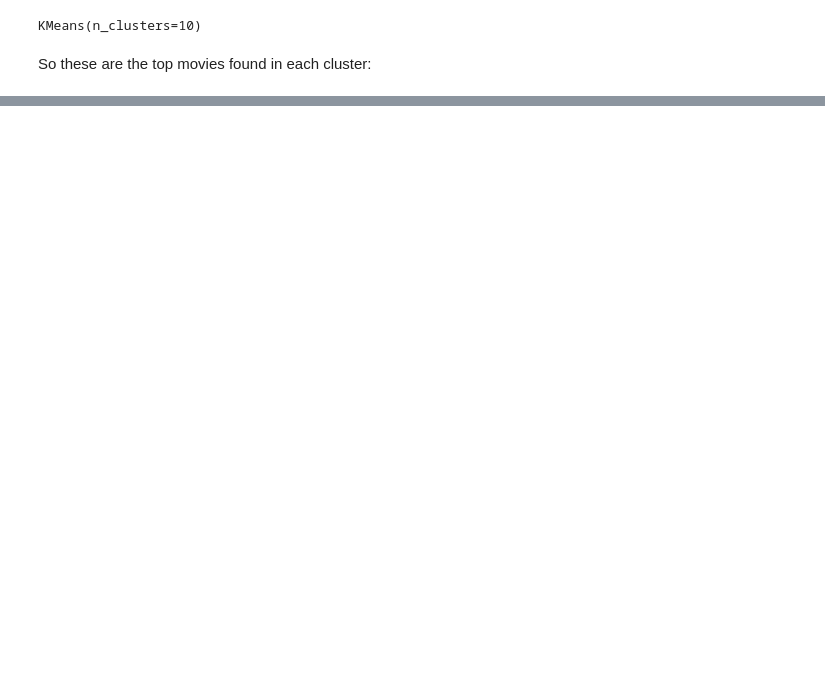
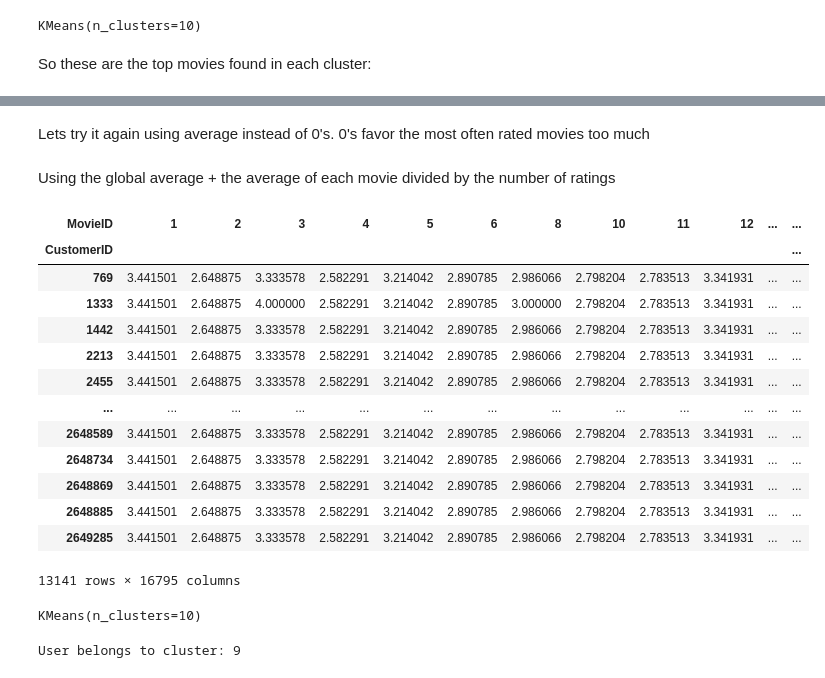
Before and after one commit to ericvistnes/FinalProject, a Jupyter notebook: Final.ipynb, the cells around one changed output, grey strips where cells are left out. Saved outputs shown, nothing was run; the diff lists cells and outputs as text; code cells hidden in the pictures; blank space fills up the shorter version.

Commit message:
added clustering and Knn

```diff
--- a/Final.ipynb
+++ b/Final.ipynb
@@ -177,0 +273,29 @@ Memento 4.148732008224814
+# %% [markdown]
+Lets try it again using average instead of 0's. 0's favor the most often rated movies too much
+# %%
+movieMatrix = movies.pivot_table(values='Rating', index='CustomerID', columns='MovieID')
+# %% [markdown]
+Using the global average + the average of each movie divided by the number of ratings
+# %%
+globalavg = movieMatrix.mean().mean()
+rating_sums= movieMatrix.sum(axis=0)
+rating_count = movieMatrix.count(axis=0)
+missing_ratings = (rating_sums + globalavg*25) / (25+rating_count)
+# %%
+movieMatrix = movieMatrix.fillna(missing_ratings)
+movieMatrix
+# %% [output]
+| MovieID | 1 | 2 | 3 | 4 | 5 | 6 | 8 | 10 | 11 | 12 | ... | ... |
+| CustomerID |  |  |  |  |  |  |  |  |  |  |  | ... |
+| 769 | 3.441501 | 2.648875 | 3.333578 | 2.582291 | 3.214042 | 2.890785 | 2.986066 | 2.798204 | 2.783513 | 3.341931 | ... | ... |
+| 1333 | 3.441501 | 2.648875 | 4.000000 | 2.582291 | 3.214042 | 2.890785 | 3.000000 | 2.798204 | 2.783513 | 3.341931 | ... | ... |
+| 1442 | 3.441501 | 2.648875 | 3.333578 | 2.582291 | 3.214042 | 2.890785 | 2.986066 | 2.798204 | 2.783513 | 3.341931 | ... | ... |
+| 2213 | 3.441501 | 2.648875 | 3.333578 | 2.582291 | 3.214042 | 2.890785 | 2.986066 | 2.798204 | 2.783513 | 3.341931 | ... | ... |
+| 2455 | 3.441501 | 2.648875 | 3.333578 | 2.582291 | 3.214042 | 2.890785 | 2.986066 | 2.798204 | 2.783513 | 3.341931 | ... | ... |
+| ... | ... | ... | ... | ... | ... | ... | ... | ... | ... | ... | ... | ... |
+| 2648589 | 3.441501 | 2.648875 | 3.333578 | 2.582291 | 3.214042 | 2.890785 | 2.986066 | 2.798204 | 2.783513 | 3.341931 | ... | ... |
+| 2648734 | 3.441501 | 2.648875 | 3.333578 | 2.582291 | 3.214042 | 2.890785 | 2.986066 | 2.798204 | 2.783513 | 3.341931 | ... | ... |
+| 2648869 | 3.441501 | 2.648875 | 3.333578 | 2.582291 | 3.214042 | 2.890785 | 2.986066 | 2.798204 | 2.783513 | 3.341931 | ... | ... |
+| 2648885 | 3.441501 | 2.648875 | 3.333578 | 2.582291 | 3.214042 | 2.890785 | 2.986066 | 2.798204 | 2.783513 | 3.341931 | ... | ... |
+| 2649285 | 3.441501 | 2.648875 | 3.333578 | 2.582291 | 3.214042 | 2.890785 | 2.986066 | 2.798204 | 2.783513 | 3.341931 | ... | ... |
+13141 rows × 16795 columns
@@ -177,0 +304,5 @@ Memento 4.148732008224814
+# %%
+kmeans = KMeans(n_clusters=10)
+kmeans.fit(movie_arr)
+# %% [output]
+KMeans(n_clusters=10)
@@ -177,0 +311,4 @@ Memento 4.148732008224814
+# %%
+print("User belongs to cluster:", user_cluster[0]+1)
+# %% [output]
+User belongs to cluster: 9
```
Also changed, not shown: parts of 68 cells of this notebook.
